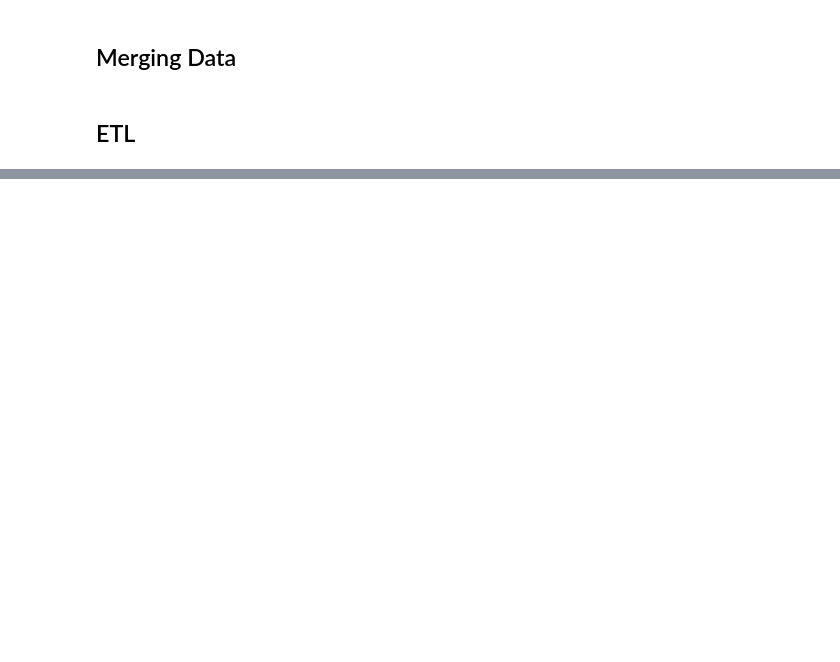
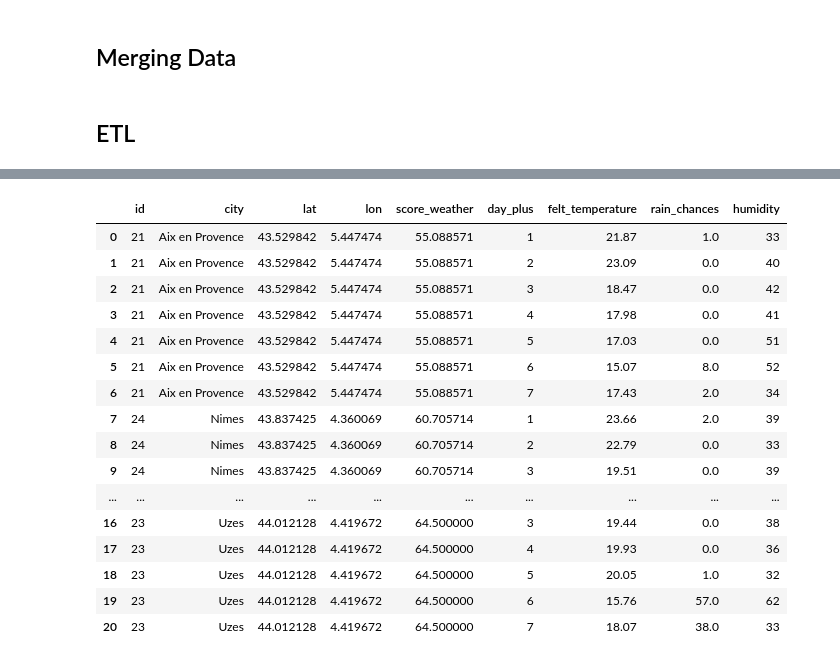
Before and after one commit to GuillaumeArp/Kayak_Project, a Jupyter notebook: kayak.ipynb, the cells around one changed output, grey strips where cells are left out. Drawn from its saved outputs; the diff is of its cells as text; code cells hidden in the pictures; blank space fills up the shorter version.

```diff
--- a/kayak.ipynb
+++ b/kayak.ipynb
@@ -454,0 +511,7 @@ df_s3.head()
+# %%
+from sqlalchemy import create_engine, text
+from sqlalchemy.orm import sessionmaker
+
+engine = create_engine(f"postgresql+psycopg2://{DBUSER}:{DBPASS}@{DBHOST}/{DBNAME}", echo=True)
+Session = sessionmaker(bind=engine)
+session = Session()
@@ -454,0 +542,6 @@ df_s3.head()
+# %%
+# Testing the data with a query
+
+query = text("SELECT * FROM weather LIMIT 21")
+pd.read_sql(query, engine)
+# %% [output]
@@ -454,0 +552,17 @@ df_s3.head()
+|  | id | city | lat | lon | score_weather | day_plus | felt_temperature | rain_chances | humidity |
+| 0 | 21 | Aix en Provence | 43.529842 | 5.447474 | 55.088571 | 1 | 21.87 | 1.0 | 33 |
+| 1 | 21 | Aix en Provence | 43.529842 | 5.447474 | 55.088571 | 2 | 23.09 | 0.0 | 40 |
+| 2 | 21 | Aix en Provence | 43.529842 | 5.447474 | 55.088571 | 3 | 18.47 | 0.0 | 42 |
+| 3 | 21 | Aix en Provence | 43.529842 | 5.447474 | 55.088571 | 4 | 17.98 | 0.0 | 41 |
+| 4 | 21 | Aix en Provence | 43.529842 | 5.447474 | 55.088571 | 5 | 17.03 | 0.0 | 51 |
+| 5 | 21 | Aix en Provence | 43.529842 | 5.447474 | 55.088571 | 6 | 15.07 | 8.0 | 52 |
+| 6 | 21 | Aix en Provence | 43.529842 | 5.447474 | 55.088571 | 7 | 17.43 | 2.0 | 34 |
+| 7 | 24 | Nimes | 43.837425 | 4.360069 | 60.705714 | 1 | 23.66 | 2.0 | 39 |
+| 8 | 24 | Nimes | 43.837425 | 4.360069 | 60.705714 | 2 | 22.79 | 0.0 | 33 |
+| 9 | 24 | Nimes | 43.837425 | 4.360069 | 60.705714 | 3 | 19.51 | 0.0 | 39 |
+| ... | ... | ... | ... | ... | ... | ... | ... | ... | ... |
+| 16 | 23 | Uzes | 44.012128 | 4.419672 | 64.500000 | 3 | 19.44 | 0.0 | 38 |
+| 17 | 23 | Uzes | 44.012128 | 4.419672 | 64.500000 | 4 | 19.93 | 0.0 | 36 |
+| 18 | 23 | Uzes | 44.012128 | 4.419672 | 64.500000 | 5 | 20.05 | 1.0 | 32 |
+| 19 | 23 | Uzes | 44.012128 | 4.419672 | 64.500000 | 6 | 15.76 | 57.0 | 62 |
+| 20 | 23 | Uzes | 44.012128 | 4.419672 | 64.500000 | 7 | 18.07 | 38.0 | 33 |
```
Also changed, not shown: parts of 23 cells of this notebook, 1 other file.
